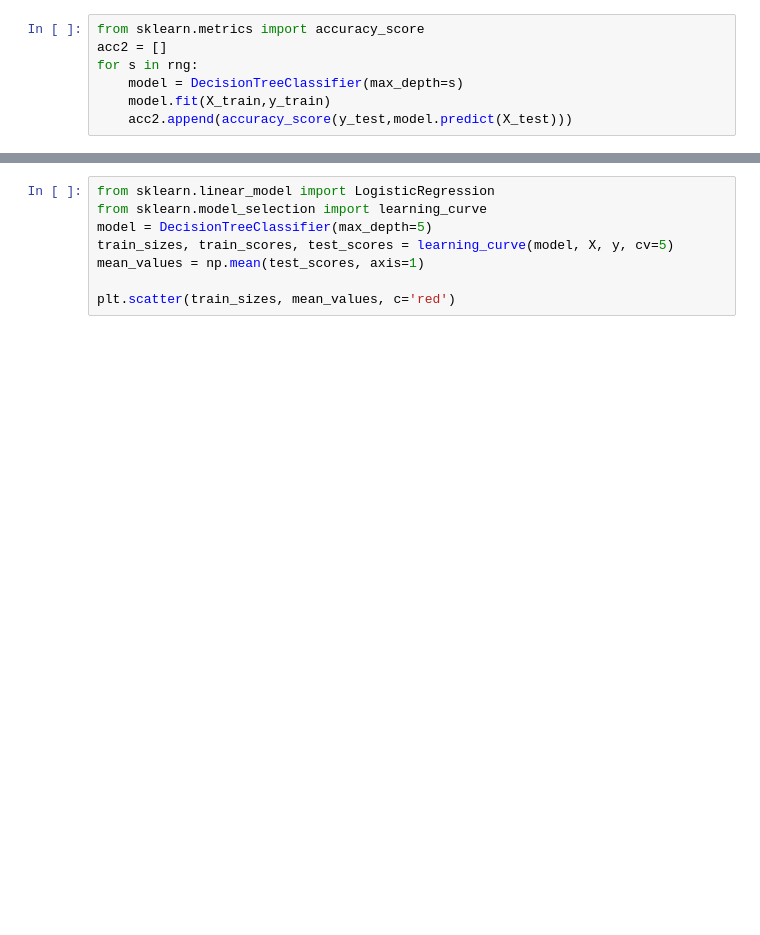
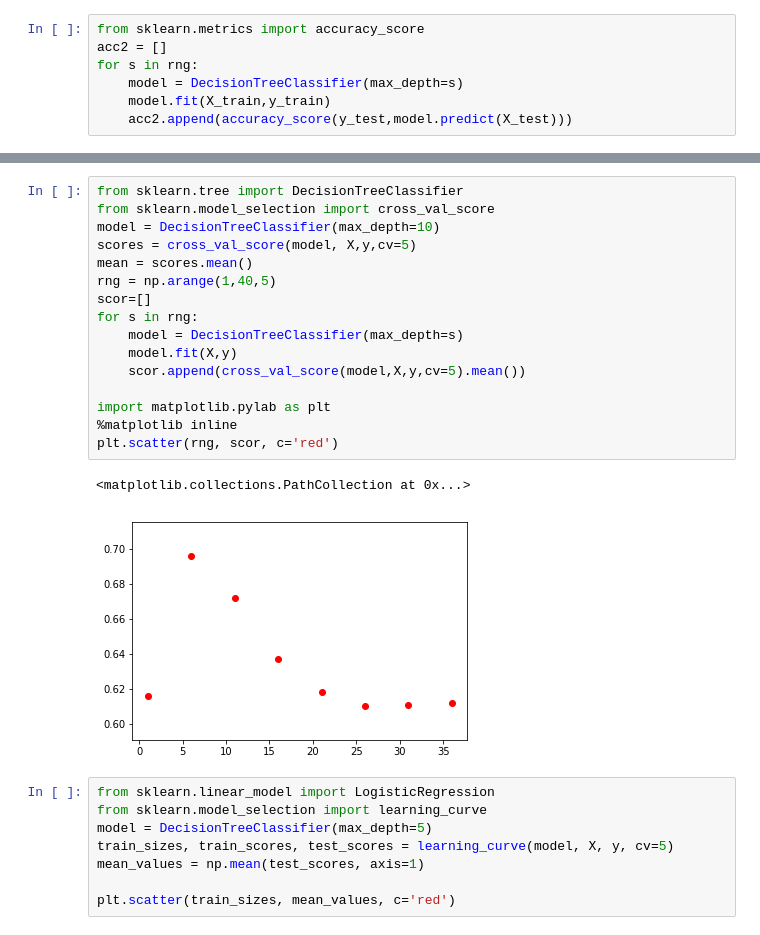
Before and after one commit to lbreguet/CS2091---Fundamentals-of-Data-Science, a Jupyter notebook: Practice/Churn2.ipynb, the cells around one changed output, grey strips where cells are left out. Cells and saved outputs as stored; diff of their text form; blank space fills up the shorter version.

```diff
--- a/Practice/Churn2.ipynb
+++ b/Practice/Churn2.ipynb
@@ -117,3 +117,22 @@ plt.scatter(rng, acc, c='orange')
+# %%
+from sklearn.tree import DecisionTreeClassifier
+from sklearn.model_selection import cross_val_score
+model = DecisionTreeClassifier(max_depth=10)
+scores = cross_val_score(model, X,y,cv=5)
+mean = scores.mean()
+rng = np.arange(1,40,5)
+scor=[]
+for s in rng:
+    model = DecisionTreeClassifier(max_depth=s)
+    model.fit(X,y)
+    scor.append(cross_val_score(model,X,y,cv=5).mean())
+
+import matplotlib.pylab as plt
+%matplotlib inline
+plt.scatter(rng, scor, c='red')
+# %% [output]
+<matplotlib.collections.PathCollection at 0x...>
+[figure, added]
 # %%
 from sklearn.linear_model import LogisticRegression
 from sklearn.model_selection import learning_curve
```
Also changed, not shown: parts of 22 cells of this notebook, 11 other files.
